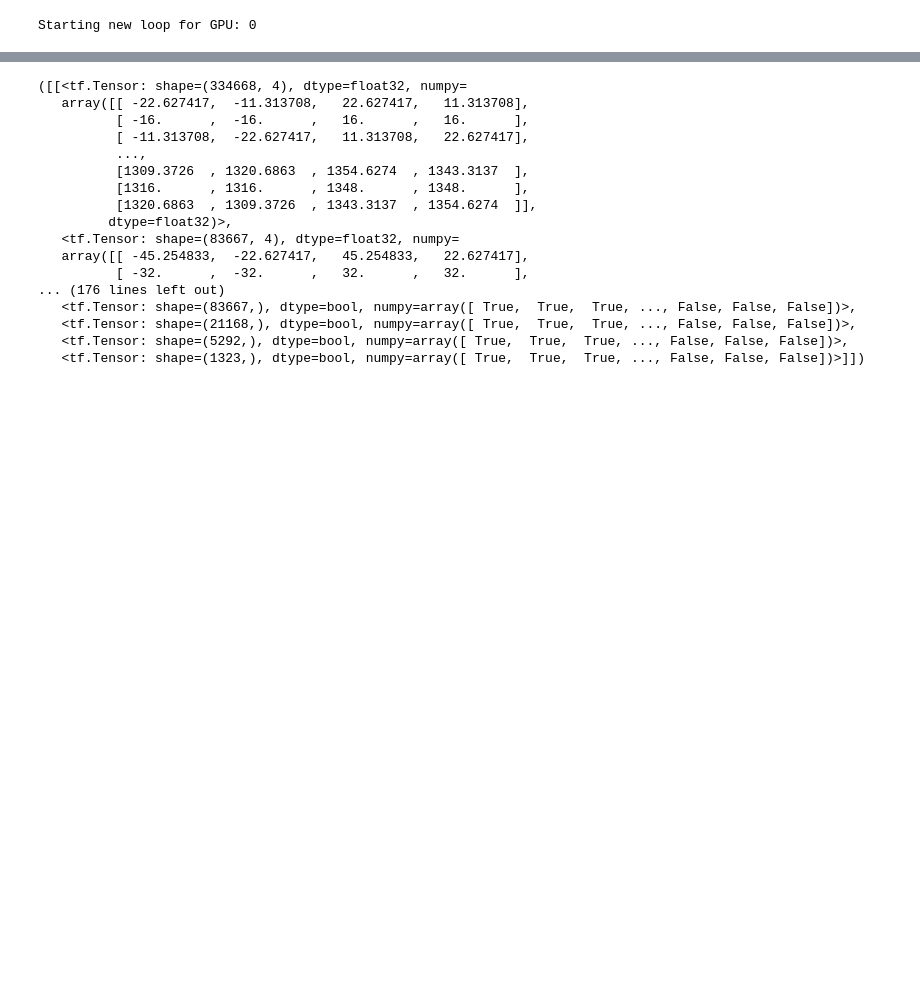
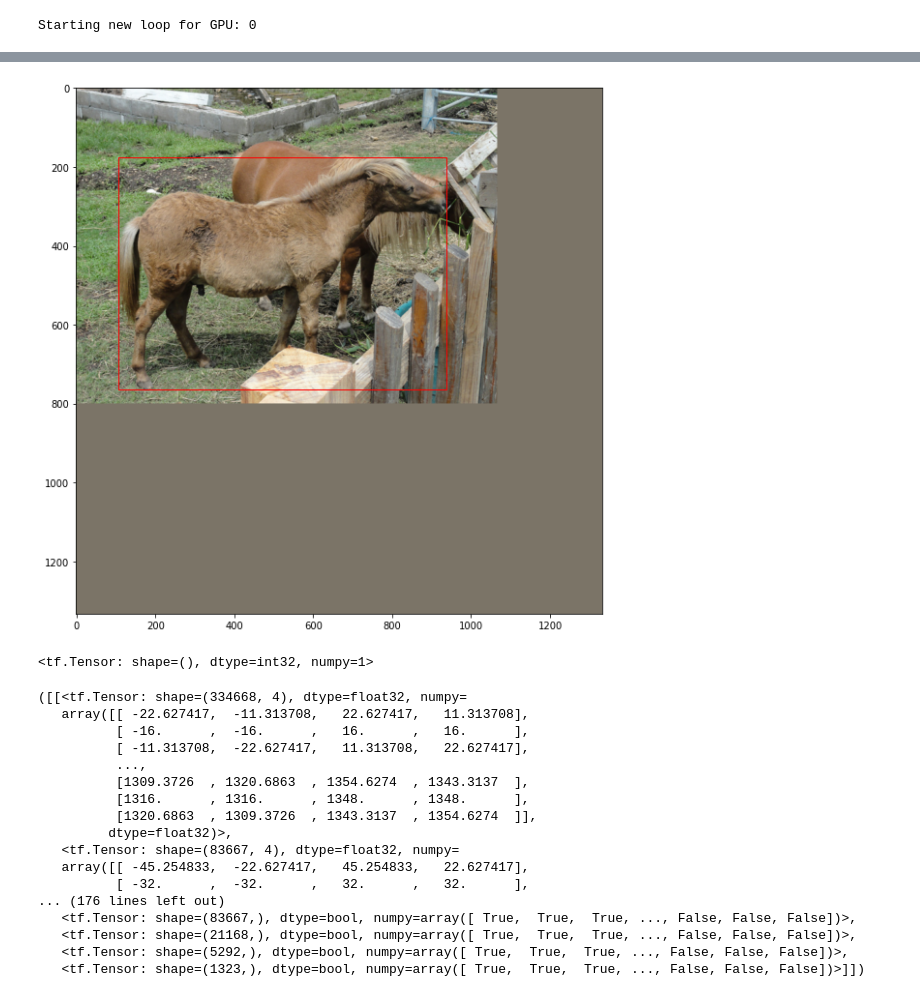
Before and after one commit to johnbensnyder/deep-learning-models, a Jupyter notebook: models/vision/detection/notebooks/debugging.ipynb, the cells around one changed output, grey strips where cells are left out. Saved outputs shown, nothing was run; the diff lists cells and outputs as text; code cells hidden in the pictures; blank space fills up the shorter version.

```diff
--- a/models/vision/detection/notebooks/debugging.ipynb
+++ b/models/vision/detection/notebooks/debugging.ipynb
@@ -98,17 +166,0 @@ from awsdet.core.bbox import build_bbox_coder
-# %%
-assigner_config = dict(type="MaxIoUAssigner",
-                       pos_iou_thr=0.7,
-                       neg_iou_thr=0.3,
-                       min_pos_iou=0.3,
-                       match_low_quality=True,
-                       ignore_iof_thr=-1)
-sampler_config = dict(type="RandomSampler",
-                      num=256,
-                      pos_fraction=0.5,
-                      neg_pos_ub=-1,
-                      add_gt_as_proposals=False)
-coder_config = dict(type="DeltaYXHWBBoxCoder")
-
-assigner = build_assigner(assigner_config)
-sampler = build_sampler(sampler_config)
-bbox_coder = build_bbox_coder(coder_config)
@@ -336,3 +171,14 @@ Clipping input data to the valid range for imshow with RGB data ([0..1] for floa
+# %%
+flat_anchors = tf.concat(anchors[0], axis=0)
+adjusted_anchors = bbox_coder.decode(flat_anchors, all_bbox_targets[0])
+# %%
+show_box(imgs[0], adjusted_anchors[inds_list[0][0]])
+# %% [output]
+[figure, added]
+# %%
+all_labels[0][inds_list[0][3]]
+# %% [output]
+<tf.Tensor: shape=(), dtype=int32, numpy=1>
 # %%
 get_targets(anchor_list,
             valid_flag_list,
```
Also changed, not shown: parts of 36 cells of this notebook, 8 other files.
